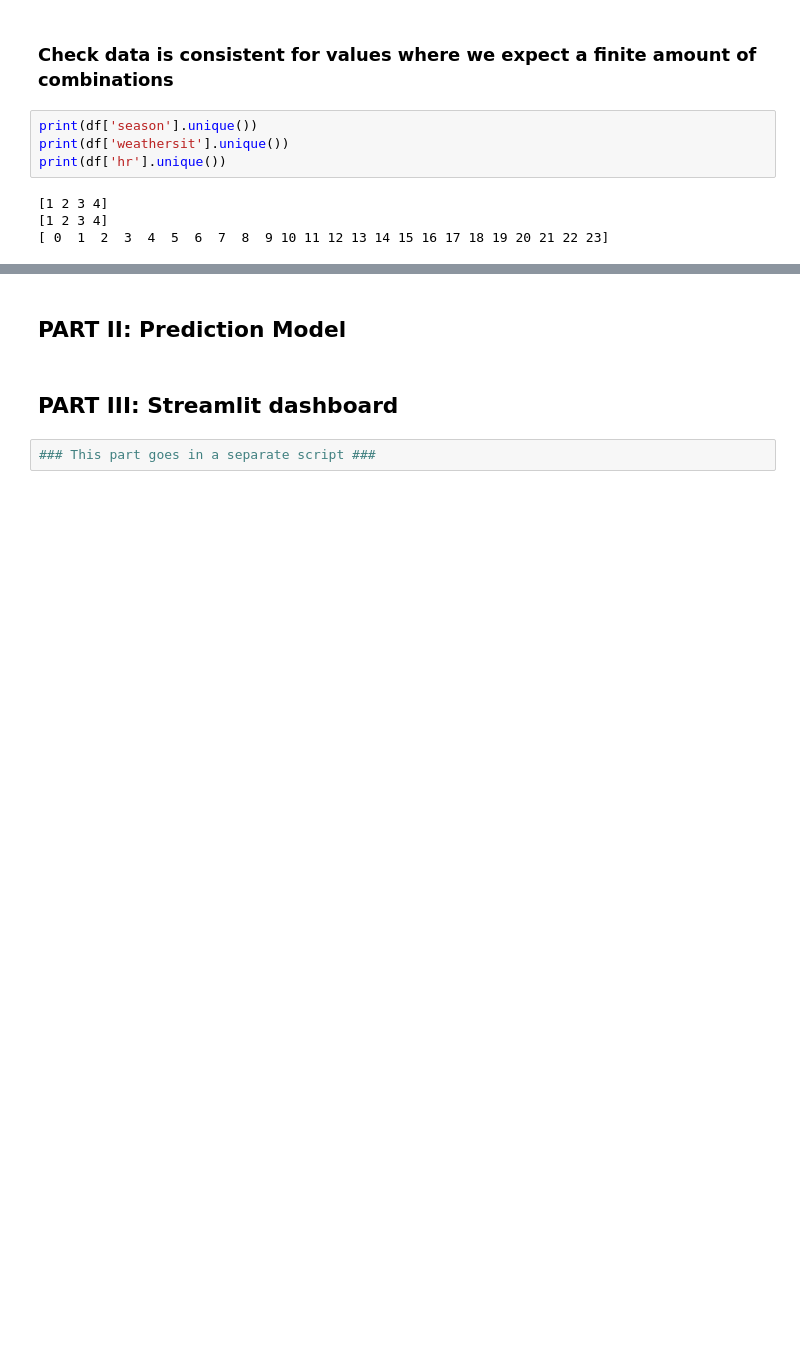
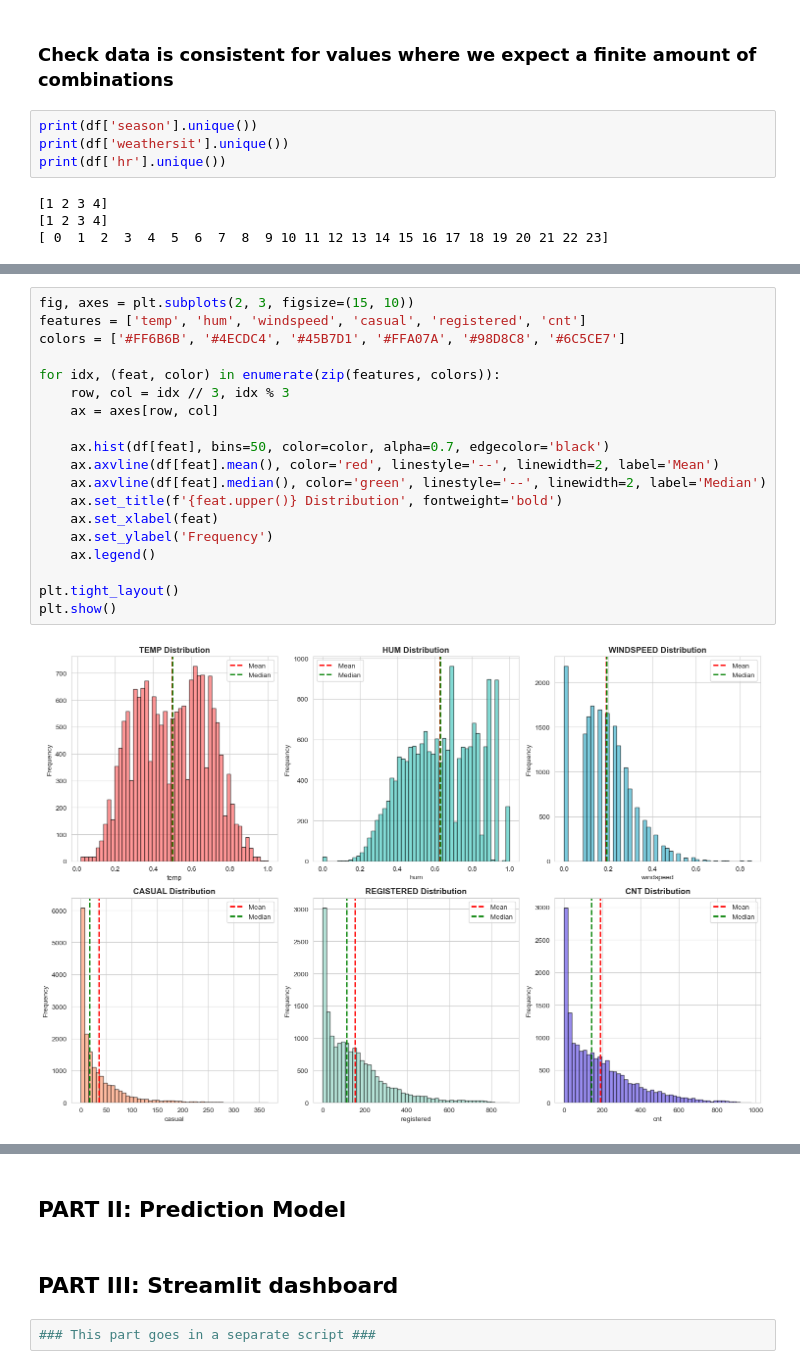
Before and after one commit to KennyHc/python_group, a Jupyter notebook: Group0_Notebook_Assignment2.ipynb, the cells around one changed output, grey strips where cells are left out. Cells and saved outputs as stored; diff of their text form; blank space fills up the shorter version.

```diff
--- a/Group0_Notebook_Assignment2.ipynb
+++ b/Group0_Notebook_Assignment2.ipynb
@@ -63,0 +99,21 @@ df['time_of_day'] = df['hr'].apply(get_time_of_day)
+# %%
+fig, axes = plt.subplots(2, 3, figsize=(15, 10))
+features = ['temp', 'hum', 'windspeed', 'casual', 'registered', 'cnt']
+colors = ['#FF6B6B', '#4ECDC4', '#45B7D1', '#FFA07A', '#98D8C8', '#6C5CE7']
+
+for idx, (feat, color) in enumerate(zip(features, colors)):
+    row, col = idx // 3, idx % 3
+    ax = axes[row, col]
+
+    ax.hist(df[feat], bins=50, color=color, alpha=0.7, edgecolor='black')
+    ax.axvline(df[feat].mean(), color='red', linestyle='--', linewidth=2, label='Mean')
+    ax.axvline(df[feat].median(), color='green', linestyle='--', linewidth=2, label='Median')
+    ax.set_title(f'{feat.upper()} Distribution', fontweight='bold')
+    ax.set_xlabel(feat)
+    ax.set_ylabel('Frequency')
+    ax.legend()
+
+plt.tight_layout()
+plt.show()
+# %% [output]
+[figure, added]
```
Also changed, not shown: parts of 19 cells of this notebook, 1 other file.
